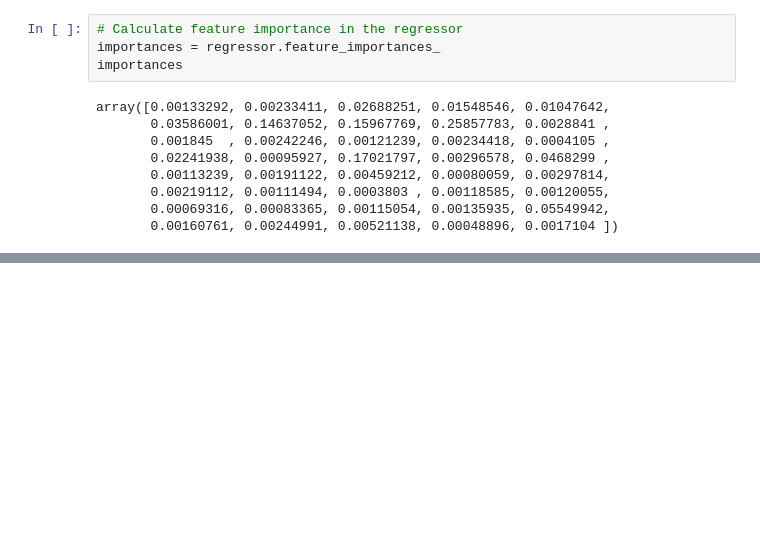
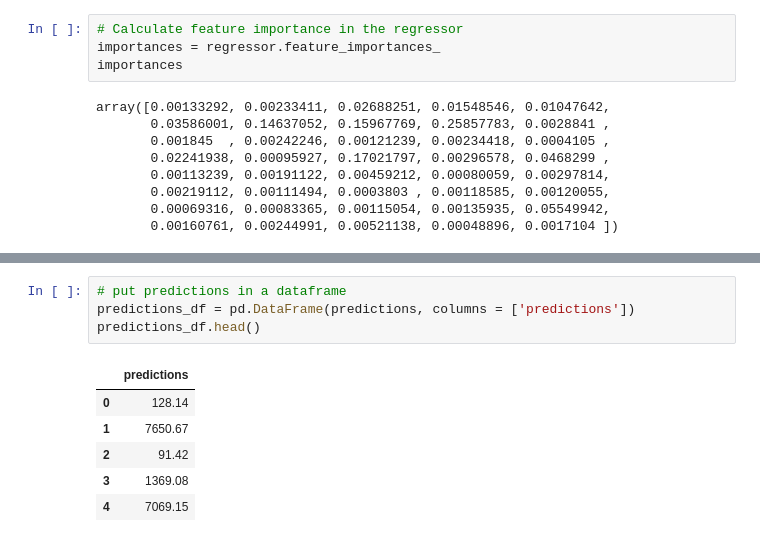
Before and after one commit to stephenanayashilliard/Covid_and_Politics, a Jupyter notebook: ml_seg1/segment_1_ml_deliverable.ipynb, the cells around one changed output, grey strips where cells are left out. Drawn from its saved outputs; the diff is of its cells as text; blank space fills up the shorter version.

```diff
--- a/ml_seg1/segment_1_ml_deliverable.ipynb
+++ b/ml_seg1/segment_1_ml_deliverable.ipynb
@@ -255,3 +258,14 @@ sorted(zip(regressor.feature_importances_, X.columns), reverse=True)
  (0.0004889564048725232, 'FamilyWork'),
  (0.0004105003935905579, 'Pacific'),
  (0.0003802957127149185, 'Drive')]
+# %%
+# put predictions in a dataframe
+predictions_df = pd.DataFrame(predictions, columns = ['predictions'])
+predictions_df.head()
+# %% [output]
+|  | predictions |
+| 0 | 128.14 |
+| 1 | 7650.67 |
+| 2 | 91.42 |
+| 3 | 1369.08 |
+| 4 | 7069.15 |
```
Also changed, not shown: parts of 5 cells of this notebook.
